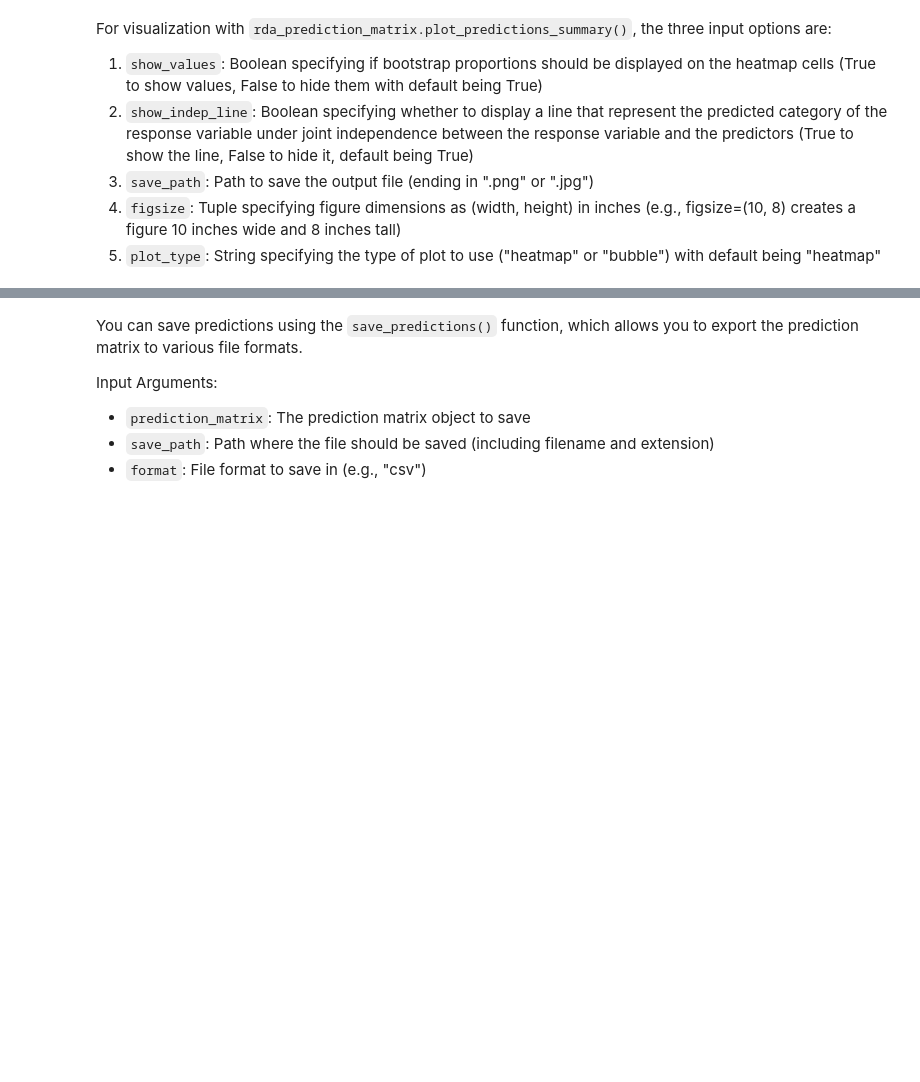
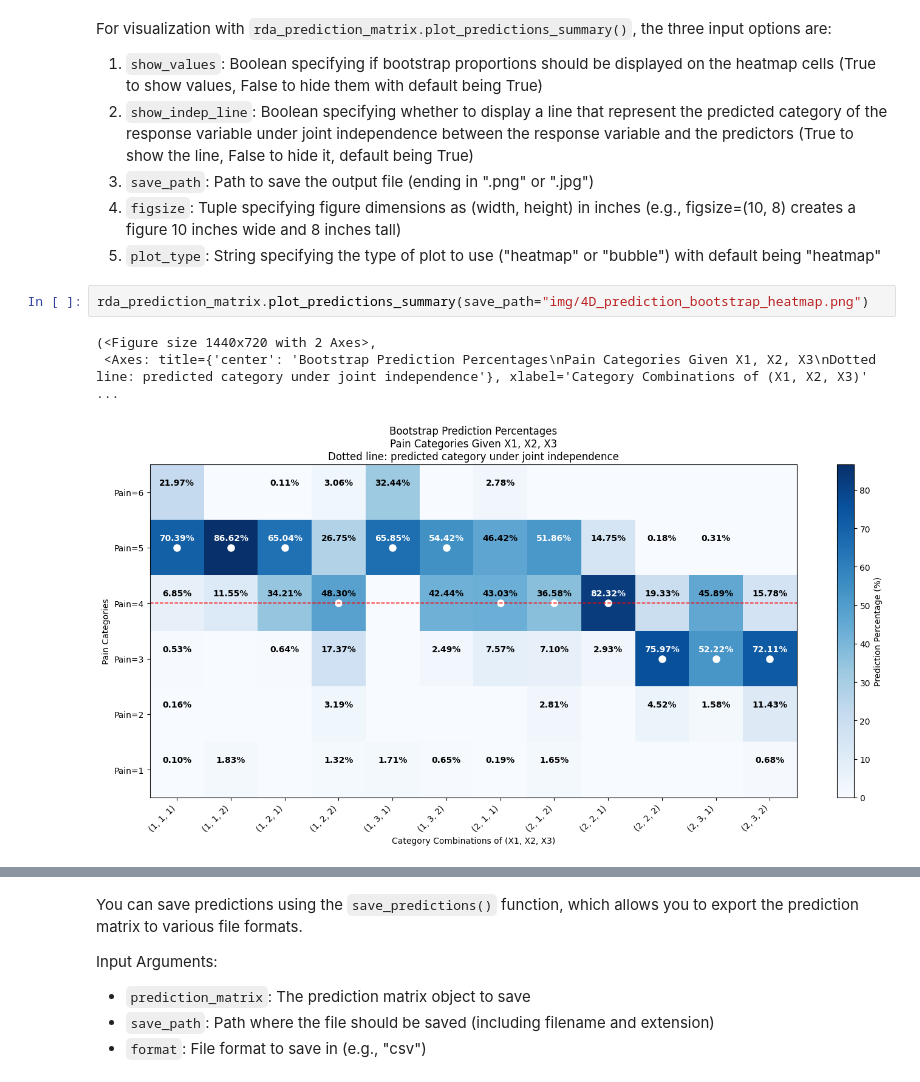
Before and after one commit to DhyeyMavani2003/ccrvam, a Jupyter notebook: examples/jupyter/02_StatSim_Generic_Bootstrapping_and_Permutation_Tests_Usage_Demonstration.ipynb, the cells around one changed output, grey strips where cells are left out. Drawn from its saved outputs; the diff is of its cells as text; blank space fills up the shorter version.

```diff
--- a/examples/jupyter/02_StatSim_Generic_Bootstrapping_and_Permutation_Tests_Usage_Demonstration.ipynb
+++ b/examples/jupyter/02_StatSim_Generic_Bootstrapping_and_Permutation_Tests_Usage_Demonstration.ipynb
@@ -630,4 +630,10 @@ For visualization with `rda_prediction_matrix.plot_predictions_summary()`, the t
 3. `save_path`: Path to save the output file (ending in ".png" or ".jpg")
 4. `figsize`: Tuple specifying figure dimensions as (width, height) in inches (e.g., figsize=(10, 8) creates a figure 10 inches wide and 8 inches tall)
 5. `plot_type`: String specifying the type of plot to use ("heatmap" or "bubble") with default being "heatmap"
+# %%
+rda_prediction_matrix.plot_predictions_summary(save_path="img/4D_prediction_bootstrap_heatmap.png")
+# %% [output]
+(<Figure size 1440x720 with 2 Axes>,
+ <Axes: title={'center': 'Bootstrap Prediction Percentages\nPain Categories Given X1, X2, X3\nDotted line: predicted category under joint independence'}, xlabel='Category Combinations of (X1, X2, X3)' ...
+[figure, added]
 # %%
```
Also changed, not shown: parts of 23 cells of this notebook, 3 other files.
